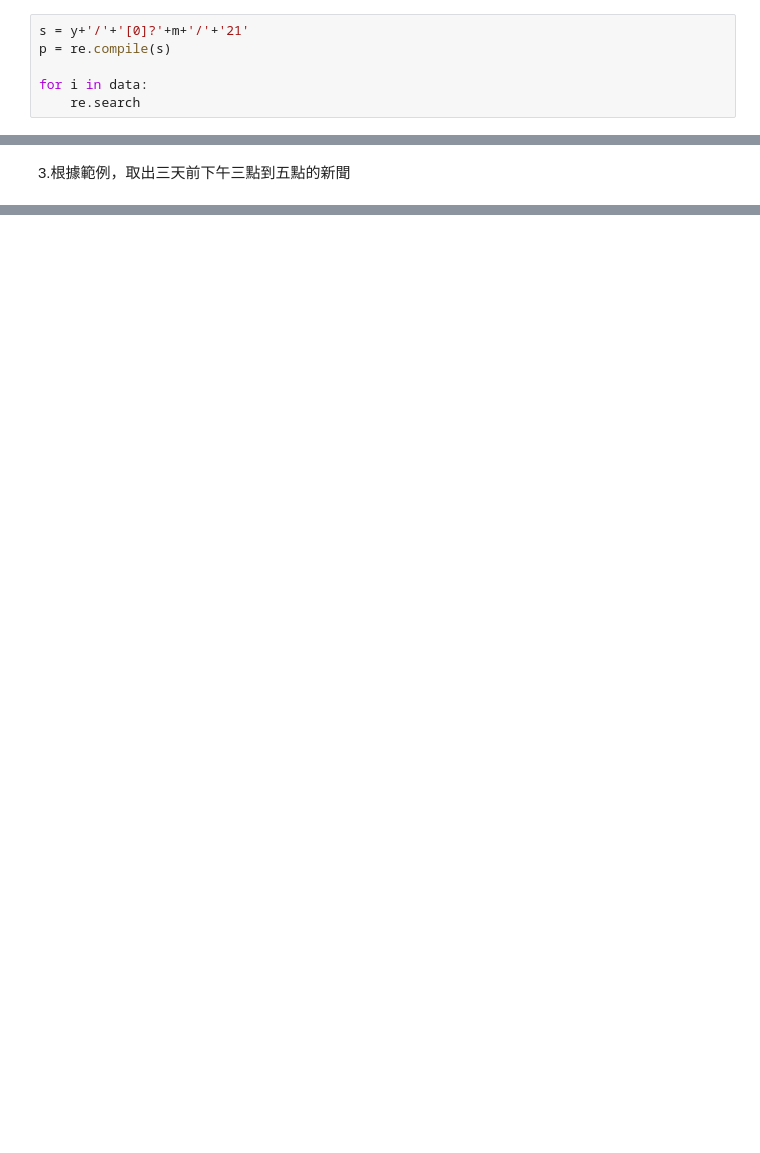
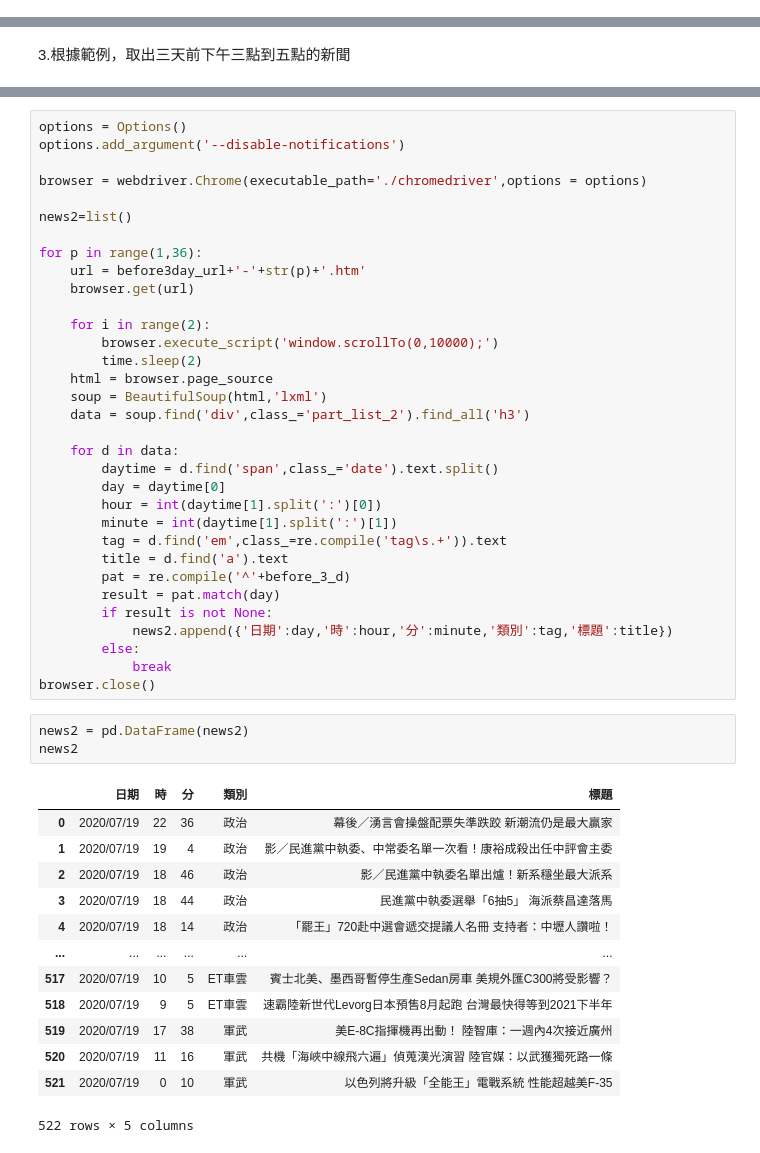
Before and after one commit to skuld1020/PyCrawlerMarathon, a Jupyter notebook: homework/Day021_HW.ipynb, the cells around one changed output, grey strips where cells are left out. Drawn from its saved outputs; the diff is of its cells as text; blank space fills up the shorter version.

```diff
--- a/homework/Day021_HW.ipynb
+++ b/homework/Day021_HW.ipynb
@@ -147,6 +144,0 @@ data
-# %%
-s = y+'/'+'[0]?'+m+'/'+'21'
-p = re.compile(s)
-
-for i in data:
-    re.search
@@ -177,0 +268,50 @@ browser.close()
+# %%
+options = Options()
+options.add_argument('--disable-notifications')
+
+browser = webdriver.Chrome(executable_path='./chromedriver',options = options)
+
+news2=list()
+
+for p in range(1,36):
+    url = before3day_url+'-'+str(p)+'.htm'
+    browser.get(url)
+
+    for i in range(2):
+        browser.execute_script('window.scrollTo(0,10000);')
+        time.sleep(2)
+    html = browser.page_source
+    soup = BeautifulSoup(html,'lxml')
+    data = soup.find('div',class_='part_list_2').find_all('h3')
+
+    for d in data:
+        daytime = d.find('span',class_='date').text.split()
+        day = daytime[0]
+        hour = int(daytime[1].split(':')[0])
+        minute = int(daytime[1].split(':')[1])
+        tag = d.find('em',class_=re.compile('tag\s.+')).text
+        title = d.find('a').text
+        pat = re.compile('^'+before_3_d)
+        result = pat.match(day)
+        if result is not None:
+            news2.append({'日期':day,'時':hour,'分':minute,'類別':tag,'標題':title})
+        else:
+            break
+browser.close()
+# %%
+news2 = pd.DataFrame(news2)
+news2
+# %% [output]
+|  | 日期 | 時 | 分 | 類別 | 標題 |
+| 0 | 2020/07/19 | 22 | 36 | 政治 | 幕後／湧言會操盤配票失準跌跤 新潮流仍是最大贏家 |
+| 1 | 2020/07/19 | 19 | 4 | 政治 | 影／民進黨中執委、中常委名單一次看！康裕成殺出任中評會主委 |
+| 2 | 2020/07/19 | 18 | 46 | 政治 | 影／民進黨中執委名單出爐！新系穩坐最大派系 |
+| 3 | 2020/07/19 | 18 | 44 | 政治 | 民進黨中執委選舉「6抽5」 海派蔡昌達落馬 |
+| 4 | 2020/07/19 | 18 | 14 | 政治 | 「罷王」720赴中選會遞交提議人名冊 支持者：中壢人讚啦！ |
+| ... | ... | ... | ... | ... | ... |
+| 517 | 2020/07/19 | 10 | 5 | ET車雲 | 賓士北美、墨西哥暫停生產Sedan房車 美規外匯C300將受影響？ |
+| 518 | 2020/07/19 | 9 | 5 | ET車雲 | 速霸陸新世代Levorg日本預售8月起跑 台灣最快得等到2021下半年 |
+| 519 | 2020/07/19 | 17 | 38 | 軍武 | 美E-8C指揮機再出動！ 陸智庫：一週內4次接近廣州 |
+| 520 | 2020/07/19 | 11 | 16 | 軍武 | 共機「海峽中線飛六遍」偵蒐漢光演習 陸官媒：以武獲獨死路一條 |
+| 521 | 2020/07/19 | 0 | 10 | 軍武 | 以色列將升級「全能王」電戰系統 性能超越美F-35 |
+522 rows × 5 columns
```
Also changed, not shown: parts of 16 cells of this notebook.
